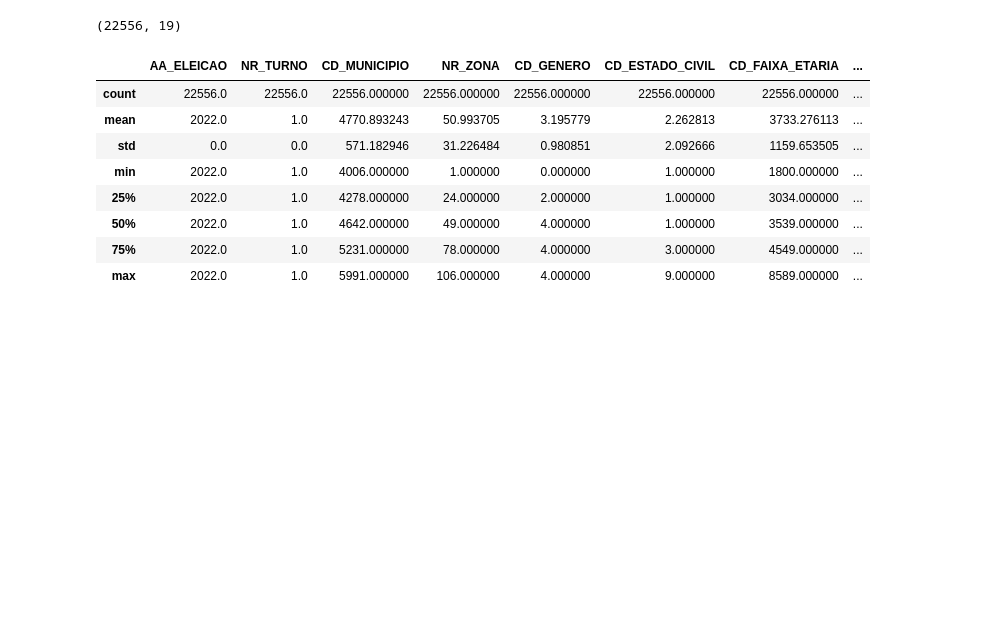
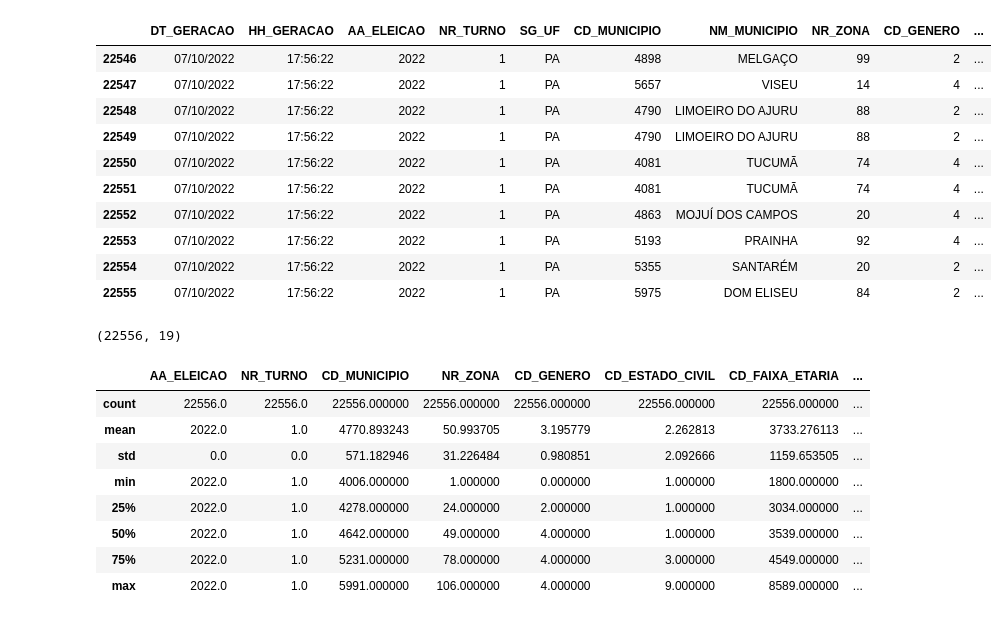
Before and after one commit to devcavalcante/colab, a Jupyter notebook: IA.ipynb, the cells around one changed output. Saved outputs shown, nothing was run; the diff lists cells and outputs as text; code cells hidden in the pictures; blank space fills up the shorter version.

```diff
--- a/IA.ipynb
+++ b/IA.ipynb
@@ -19,3 +24,17 @@ dataset.head()
+# %%
+dataset.tail(10)
+# %% [output]
+|  | DT_GERACAO | HH_GERACAO | AA_ELEICAO | NR_TURNO | SG_UF | CD_MUNICIPIO | NM_MUNICIPIO | NR_ZONA | CD_GENERO | ... |
+| 22546 | 07/10/2022 | 17:56:22 | 2022 | 1 | PA | 4898 | MELGAÇO | 99 | 2 | ... |
+| 22547 | 07/10/2022 | 17:56:22 | 2022 | 1 | PA | 5657 | VISEU | 14 | 4 | ... |
+| 22548 | 07/10/2022 | 17:56:22 | 2022 | 1 | PA | 4790 | LIMOEIRO DO AJURU | 88 | 2 | ... |
+| 22549 | 07/10/2022 | 17:56:22 | 2022 | 1 | PA | 4790 | LIMOEIRO DO AJURU | 88 | 2 | ... |
+| 22550 | 07/10/2022 | 17:56:22 | 2022 | 1 | PA | 4081 | TUCUMÃ | 74 | 4 | ... |
+| 22551 | 07/10/2022 | 17:56:22 | 2022 | 1 | PA | 4081 | TUCUMÃ | 74 | 4 | ... |
+| 22552 | 07/10/2022 | 17:56:22 | 2022 | 1 | PA | 4863 | MOJUÍ DOS CAMPOS | 20 | 4 | ... |
+| 22553 | 07/10/2022 | 17:56:22 | 2022 | 1 | PA | 5193 | PRAINHA | 92 | 4 | ... |
+| 22554 | 07/10/2022 | 17:56:22 | 2022 | 1 | PA | 5355 | SANTARÉM | 20 | 2 | ... |
+| 22555 | 07/10/2022 | 17:56:22 | 2022 | 1 | PA | 5975 | DOM ELISEU | 84 | 2 | ... |
 # %%
 # Quantas linhas e colunas no dataframe
 dataset.shape
```
Also changed, not shown: parts of 10 cells of this notebook.
